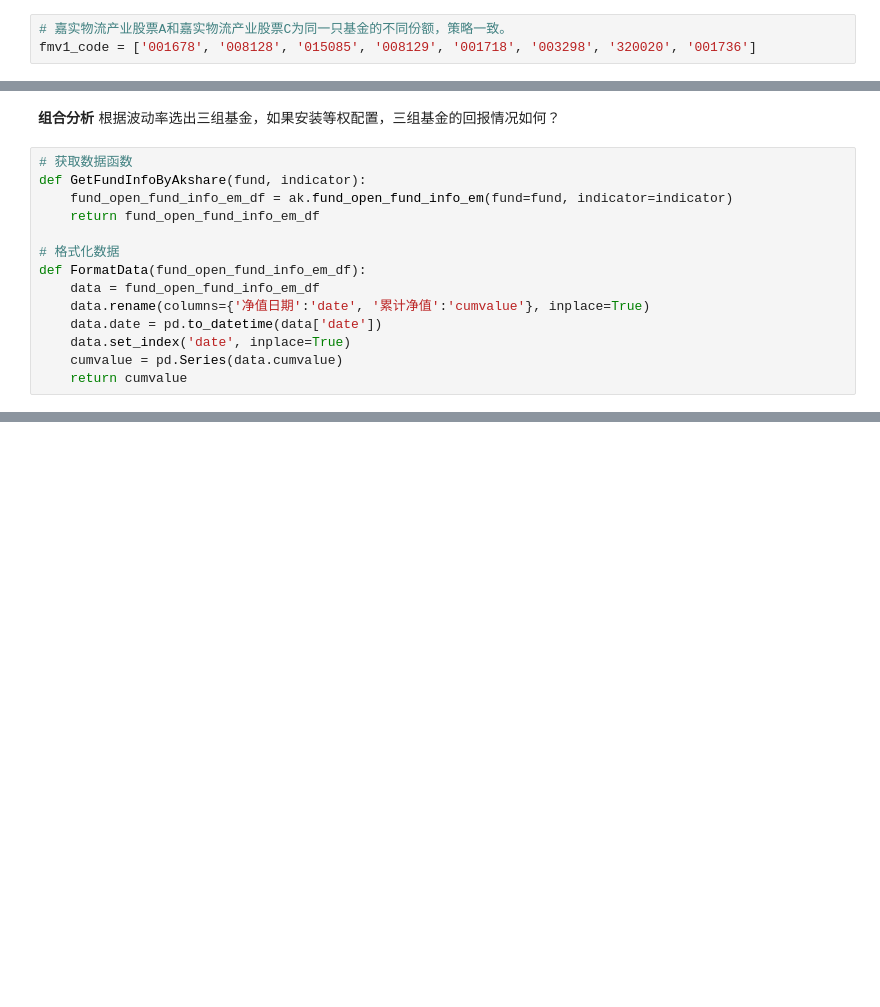
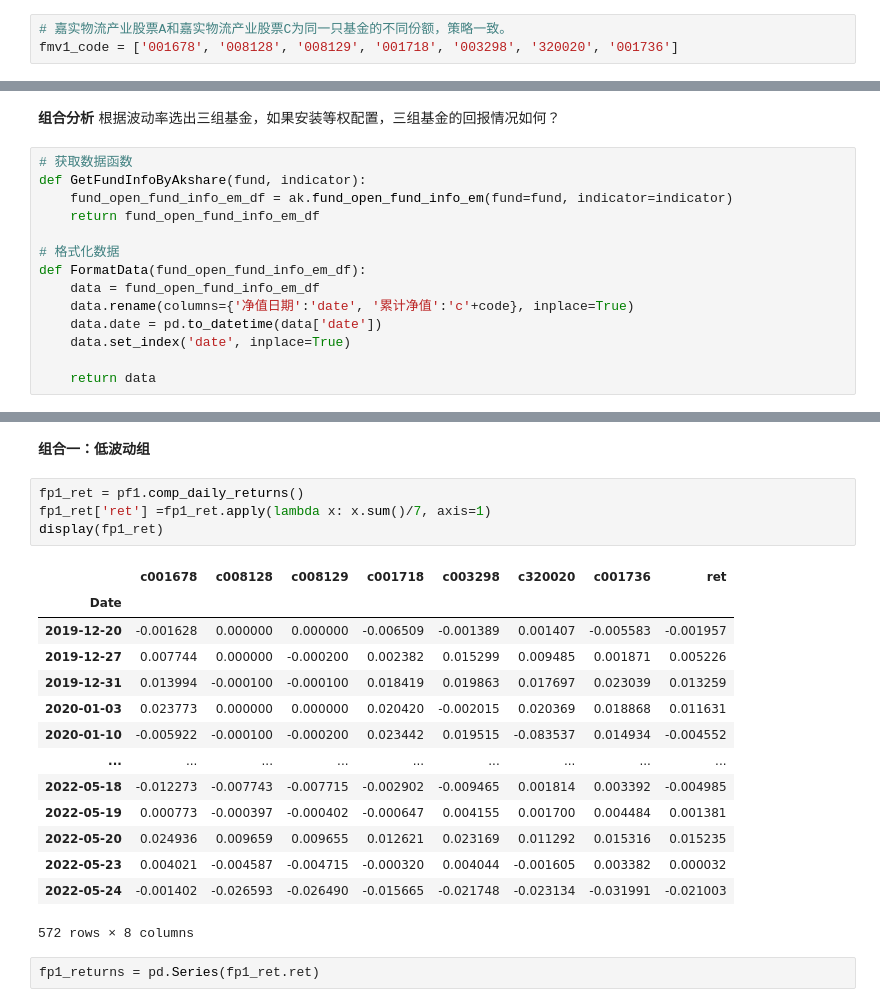
Before and after one commit to ibestrace/stock-debt-hybrid-strategy, a Jupyter notebook: volatility-analysis.ipynb, the cells around one changed output, grey strips where cells are left out. Cells and saved outputs as stored; diff of their text form; blank space fills up the shorter version.

```diff
--- a/volatility-analysis.ipynb
+++ b/volatility-analysis.ipynb
@@ -114,7 +121,7 @@ Index(['001678', '008128', '015085', '008129', '001718', '003298', '003299',
       dtype='object', name='fund_code')
 # %%
 # 嘉实物流产业股票A和嘉实物流产业股票C为同一只基金的不同份额，策略一致。
-fmv1_code = ['001678', '008128', '015085', '008129', '001718', '003298', '320020', '001736']
+fmv1_code = ['001678', '008128', '008129', '001718', '003298', '320020', '001736']
 # %% [markdown]
 **第二组**
 # %%
@@ -208,9 +215,9 @@ def GetFundInfoByAkshare(fund, indicator):
 # 格式化数据
 def FormatData(fund_open_fund_info_em_df):
     data = fund_open_fund_info_em_df
-    data.rename(columns={'净值日期':'date', '累计净值':'cumvalue'}, inplace=True)
+    data.rename(columns={'净值日期':'date', '累计净值':'c'+code}, inplace=True)
     data.date = pd.to_datetime(data['date'])
     data.set_index('date', inplace=True)
-    cumvalue = pd.Series(data.cumvalue)
-    return cumvalue
+
+    return data
 # %% [markdown]
@@ -217,0 +396,23 @@ def FormatData(fund_open_fund_info_em_df):
+# %% [markdown]
+**组合一：低波动组**
+# %%
+fp1_ret = pf1.comp_daily_returns()
+fp1_ret['ret'] =fp1_ret.apply(lambda x: x.sum()/7, axis=1)
+display(fp1_ret)
+# %% [output]
+|  | c001678 | c008128 | c008129 | c001718 | c003298 | c320020 | c001736 | ret |
+| Date |  |  |  |  |  |  |  |  |
+| 2019-12-20 | -0.001628 | 0.000000 | 0.000000 | -0.006509 | -0.001389 | 0.001407 | -0.005583 | -0.001957 |
+| 2019-12-27 | 0.007744 | 0.000000 | -0.000200 | 0.002382 | 0.015299 | 0.009485 | 0.001871 | 0.005226 |
+| 2019-12-31 | 0.013994 | -0.000100 | -0.000100 | 0.018419 | 0.019863 | 0.017697 | 0.023039 | 0.013259 |
+| 2020-01-03 | 0.023773 | 0.000000 | 0.000000 | 0.020420 | -0.002015 | 0.020369 | 0.018868 | 0.011631 |
+| 2020-01-10 | -0.005922 | -0.000100 | -0.000200 | 0.023442 | 0.019515 | -0.083537 | 0.014934 | -0.004552 |
+| ... | ... | ... | ... | ... | ... | ... | ... | ... |
+| 2022-05-18 | -0.012273 | -0.007743 | -0.007715 | -0.002902 | -0.009465 | 0.001814 | 0.003392 | -0.004985 |
+| 2022-05-19 | 0.000773 | -0.000397 | -0.000402 | -0.000647 | 0.004155 | 0.001700 | 0.004484 | 0.001381 |
+| 2022-05-20 | 0.024936 | 0.009659 | 0.009655 | 0.012621 | 0.023169 | 0.011292 | 0.015316 | 0.015235 |
+| 2022-05-23 | 0.004021 | -0.004587 | -0.004715 | -0.000320 | 0.004044 | -0.001605 | 0.003382 | 0.000032 |
+| 2022-05-24 | -0.001402 | -0.026593 | -0.026490 | -0.015665 | -0.021748 | -0.023134 | -0.031991 | -0.021003 |
+572 rows × 8 columns
+# %%
+fp1_returns = pd.Series(fp1_ret.ret)
```
Also changed, not shown: parts of 18 cells of this notebook.
